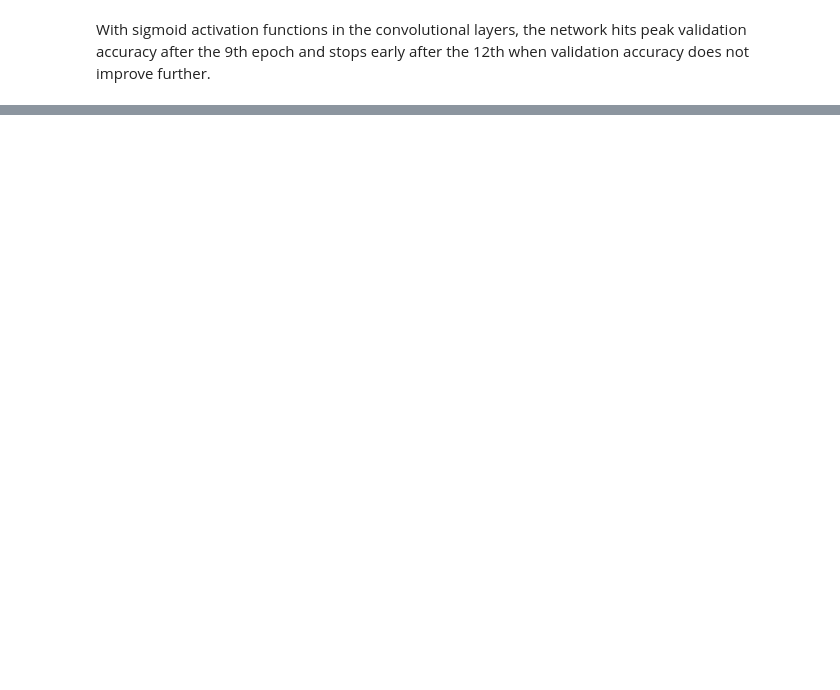
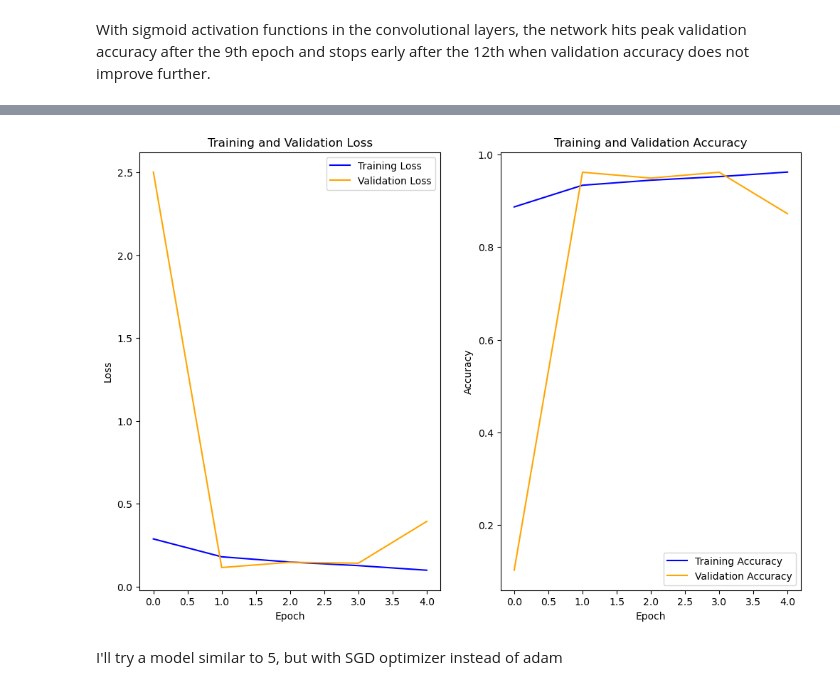
Before and after one commit to ehardwick2/Satellite_Image_Classification, a Jupyter notebook: scratch-built-CNN-models.ipynb, the cells around one changed output, grey strips where cells are left out. Cells and saved outputs as stored; diff of their text form; code cells hidden in the pictures; blank space fills up the shorter version.

```diff
--- a/scratch-built-CNN-models.ipynb
+++ b/scratch-built-CNN-models.ipynb
@@ -378,17 +426,17 @@ So the network with two convolutional layers and one dense layer all using the r
 #model 5
 model_5 = Sequential()
 model_5.add(Rescaling((1./255), input_shape=(img_h, img_w, 3)))
-model_5.add(Conv2D(24, kernel_size=3, padding='same', activation = 'relu'))
+model_5.add(Conv2D(16, kernel_size=3, padding='same', activation = 'relu'))
 model_5.add(MaxPool2D())
 model_5.add(BatchNormalization())
-model_5.add(Conv2D(48, kernel_size=3, padding='same', activation= 'relu'))
+model_5.add(Conv2D(32, kernel_size=3, padding='same', activation= 'relu'))
 model_5.add(MaxPool2D())
 model_5.add(BatchNormalization())
-model_5.add(Conv2D(96, kernel_size=3, padding='same', activation = 'relu'))
+model_5.add(Conv2D(64, kernel_size=3, padding='same', activation = 'relu'))
 model_5.add(Flatten())
-model_5.add(Dense(96, activation='relu'))
+model_5.add(Dense(64, activation='relu'))
 model_5.add(Dense(1, activation='sigmoid'))
 
-model_5.compile(optimizer='adam', loss='binary_crossentropy', metrics=['accuracy'])
+model_5.compile(optimizer=tf.keras.optimizers.Adam(learning_rate=0.0007), loss='binary_crossentropy', metrics=['accuracy'])
 model_5.summary()
 # %% [output]
@@ -433,0 +483,6 @@ Elapsed Time = 231.16218447685242 seconds
+# %%
+model_5_plots = plot_learning_curve(history_model_5)
+# %% [output]
+[figure, added]
+# %% [markdown]
+I'll try a model similar to 5, but with SGD optimizer instead of adam
```
Also changed, not shown: parts of 28 cells of this notebook.
